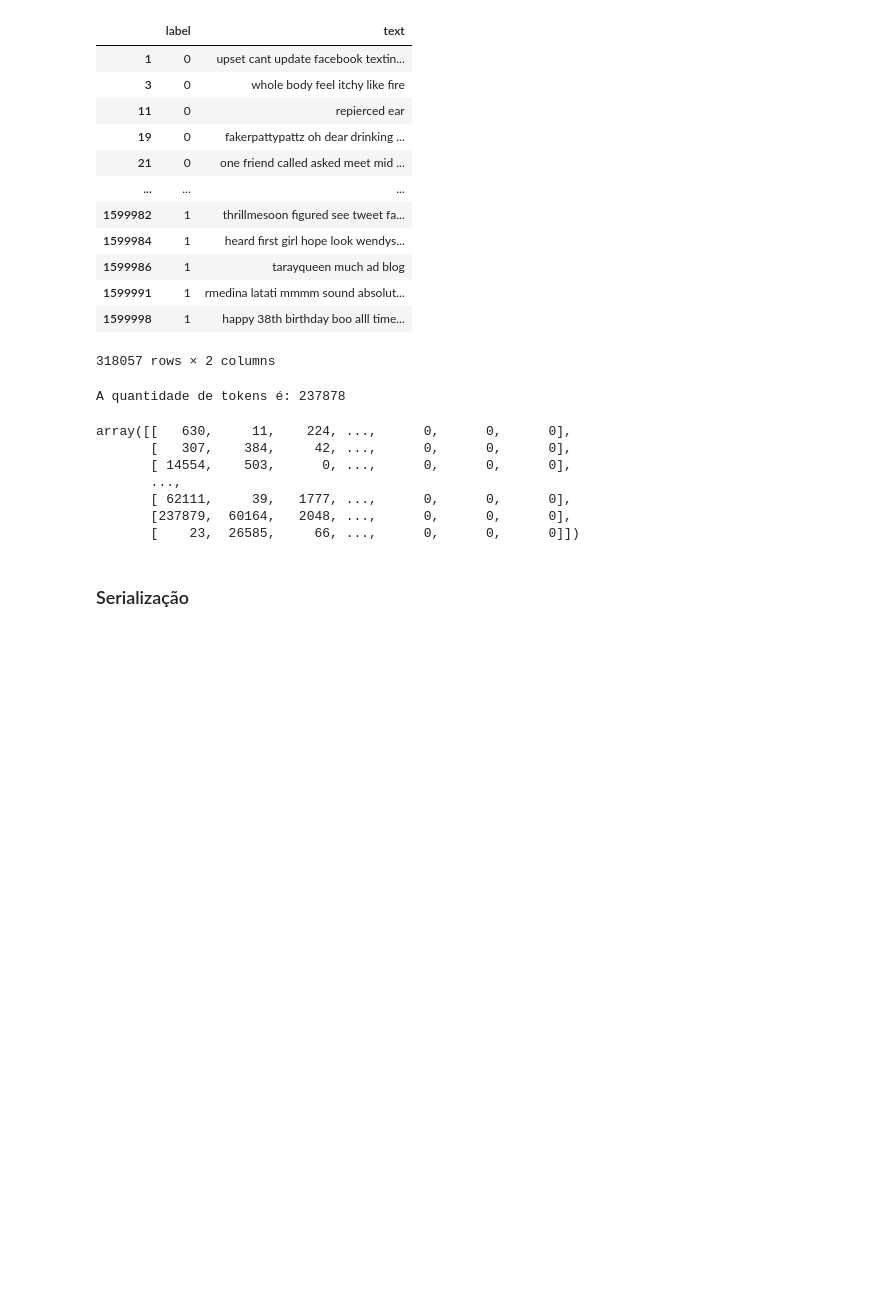
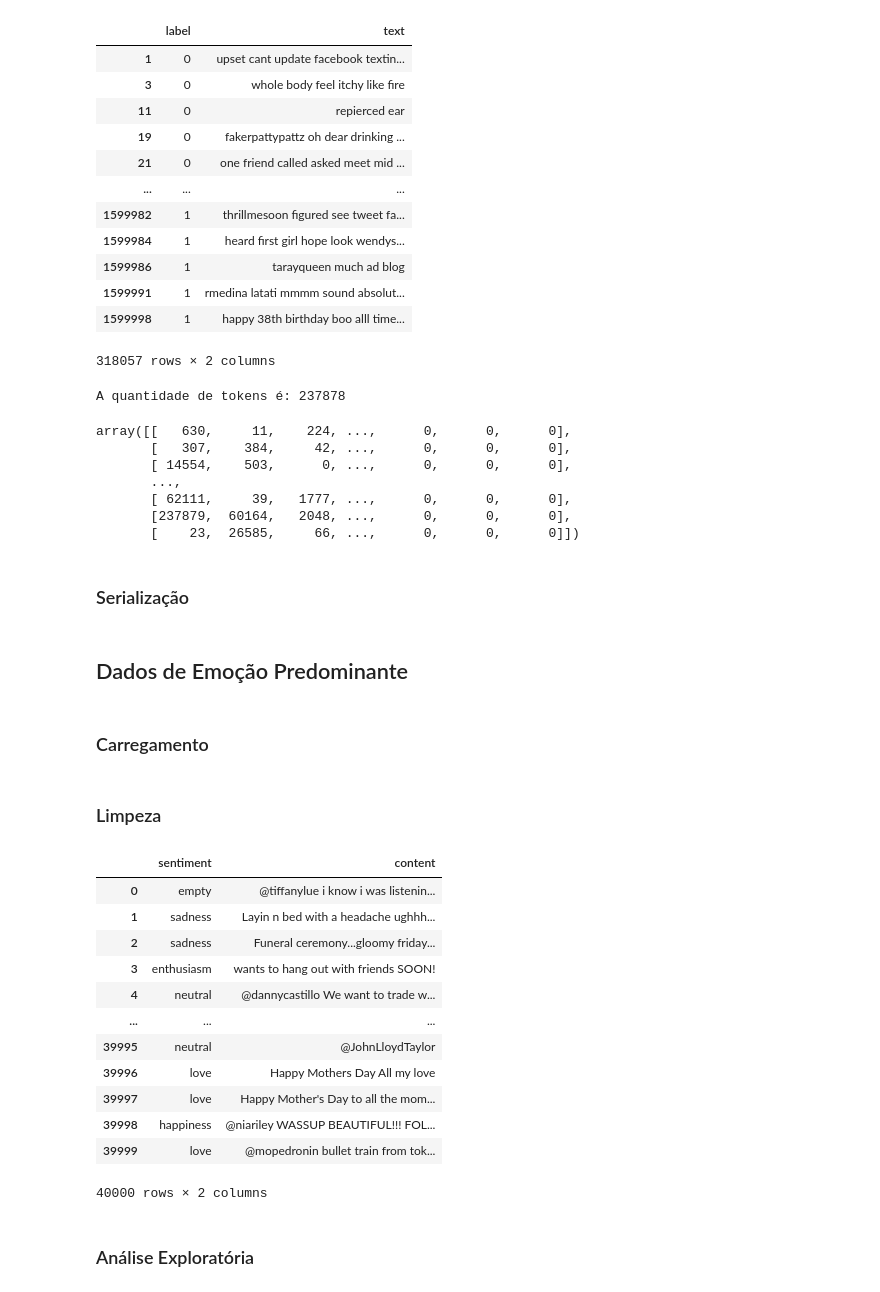
Before and after one commit to diasKayky/sent-ai-core, a Jupyter notebook: notebooks/1_Preprocessamento_de_Dados_EDA.ipynb, the cells around one changed output. Saved outputs shown, nothing was run; the diff lists cells and outputs as text; code cells hidden in the pictures; blank space fills up the shorter version.

Commit message:
Data was preprocessed, started model training

```diff
--- a/notebooks/1_Preprocessamento_de_Dados_EDA.ipynb
+++ b/notebooks/1_Preprocessamento_de_Dados_EDA.ipynb
@@ -725,3 +725,7 @@ Serializa datasets gerais
 pl.dump(geral_padded, open("../dados/preprocessados/geral_texto.pkl", "wb"))
 # Label
 pl.dump(geral_label, open("../dados/preprocessados/geral_label.pkl", "wb"))
+# %% [markdown]
+## Dados de Emoção Predominante
+# %% [markdown]
+### Carregamento
@@ -727,0 +734,2 @@ pl.dump(geral_label, open("../dados/preprocessados/geral_label.pkl", "wb"))
+# %% [markdown]
+### Limpeza
@@ -727,0 +738,18 @@ pl.dump(geral_label, open("../dados/preprocessados/geral_label.pkl", "wb"))
+# %%
+emocao
+# %% [output]
+|  | sentiment | content |
+| 0 | empty | @tiffanylue i know i was listenin... |
+| 1 | sadness | Layin n bed with a headache ughhh... |
+| 2 | sadness | Funeral ceremony...gloomy friday... |
+| 3 | enthusiasm | wants to hang out with friends SOON! |
+| 4 | neutral | @dannycastillo We want to trade w... |
+| ... | ... | ... |
+| 39995 | neutral | @JohnLloydTaylor |
+| 39996 | love | Happy Mothers Day All my love |
+| 39997 | love | Happy Mother's Day to all the mom... |
+| 39998 | happiness | @niariley WASSUP BEAUTIFUL!!! FOL... |
+| 39999 | love | @mopedronin bullet train from tok... |
+40000 rows × 2 columns
+# %% [markdown]
+### Análise Exploratória
```
Also changed, not shown: parts of 19 cells of this notebook, 1 other file.
